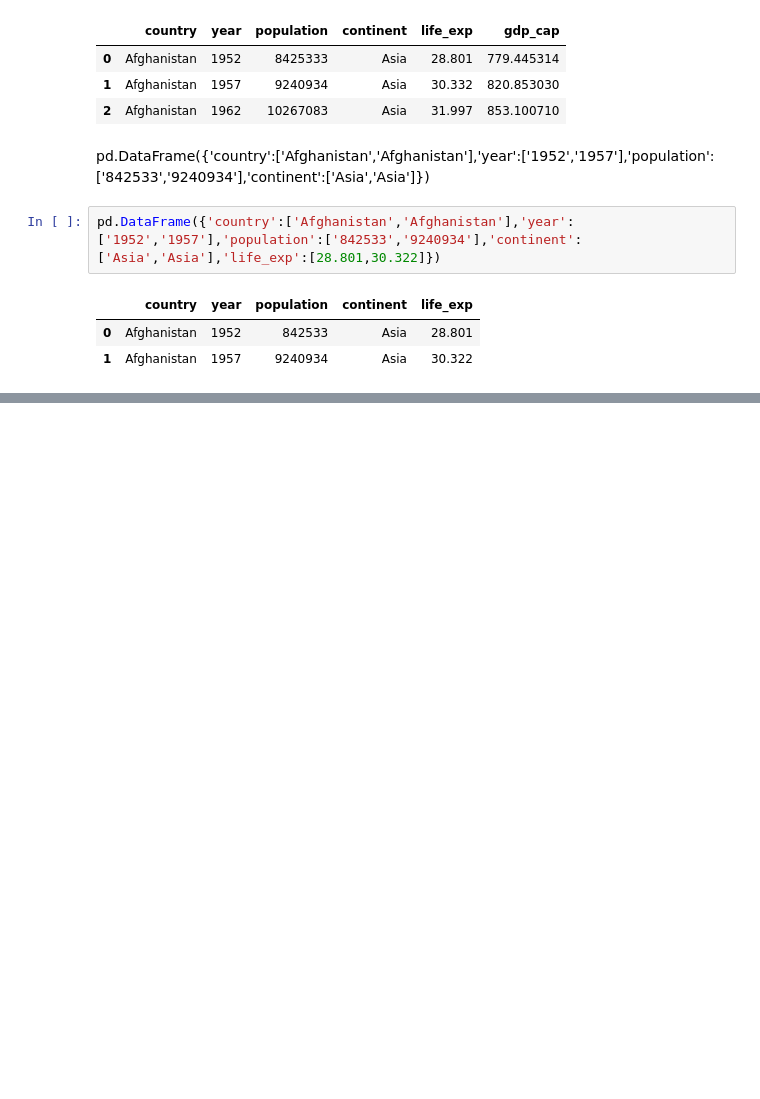
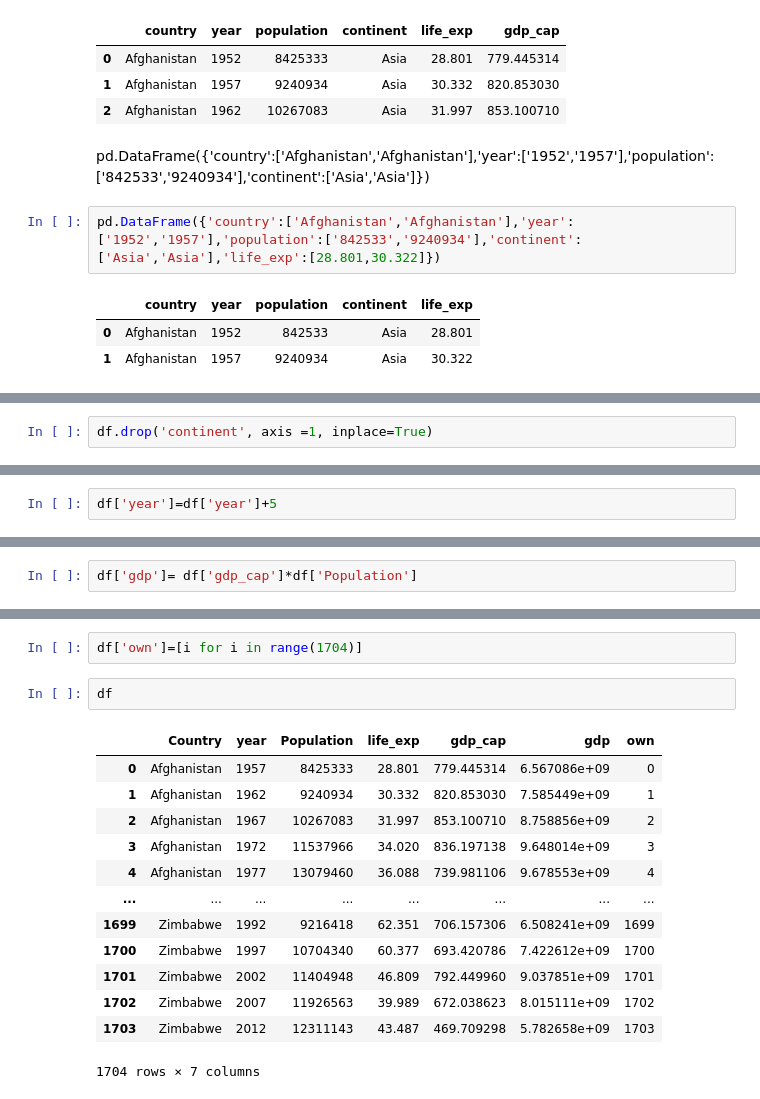
Before and after one commit to shivendra1-cyber/The-McKinsey-Life-Expectancy-Insights-, a Jupyter notebook: McKinsey_LifeExpentancy_Insights1.ipynb, the cells around one changed output, grey strips where cells are left out. Cells and saved outputs as stored; diff of their text form; blank space fills up the shorter version.

```diff
--- a/McKinsey_LifeExpentancy_Insights1.ipynb
+++ b/McKinsey_LifeExpentancy_Insights1.ipynb
@@ -127,0 +388,2 @@ pd.DataFrame({'country':['Afghanistan','Afghanistan'],'year':['1952','1957'],'po
+# %%
+df.drop('continent', axis =1, inplace=True)
@@ -127,0 +440,2 @@ pd.DataFrame({'country':['Afghanistan','Afghanistan'],'year':['1952','1957'],'po
+# %%
+df['year']=df['year']+5
@@ -127,0 +460,2 @@ pd.DataFrame({'country':['Afghanistan','Afghanistan'],'year':['1952','1957'],'po
+# %%
+df['gdp']= df['gdp_cap']*df['Population']
@@ -127,0 +478,18 @@ pd.DataFrame({'country':['Afghanistan','Afghanistan'],'year':['1952','1957'],'po
+# %%
+df['own']=[i for i in range(1704)]
+# %%
+df
+# %% [output]
+|  | Country | year | Population | life_exp | gdp_cap | gdp | own |
+| 0 | Afghanistan | 1957 | 8425333 | 28.801 | 779.445314 | 6.567086e+09 | 0 |
+| 1 | Afghanistan | 1962 | 9240934 | 30.332 | 820.853030 | 7.585449e+09 | 1 |
+| 2 | Afghanistan | 1967 | 10267083 | 31.997 | 853.100710 | 8.758856e+09 | 2 |
+| 3 | Afghanistan | 1972 | 11537966 | 34.020 | 836.197138 | 9.648014e+09 | 3 |
+| 4 | Afghanistan | 1977 | 13079460 | 36.088 | 739.981106 | 9.678553e+09 | 4 |
+| ... | ... | ... | ... | ... | ... | ... | ... |
+| 1699 | Zimbabwe | 1992 | 9216418 | 62.351 | 706.157306 | 6.508241e+09 | 1699 |
+| 1700 | Zimbabwe | 1997 | 10704340 | 60.377 | 693.420786 | 7.422612e+09 | 1700 |
+| 1701 | Zimbabwe | 2002 | 11404948 | 46.809 | 792.449960 | 9.037851e+09 | 1701 |
+| 1702 | Zimbabwe | 2007 | 11926563 | 39.989 | 672.038623 | 8.015111e+09 | 1702 |
+| 1703 | Zimbabwe | 2012 | 12311143 | 43.487 | 469.709298 | 5.782658e+09 | 1703 |
+1704 rows × 7 columns
```
Also changed, not shown: parts of 37 cells of this notebook.
